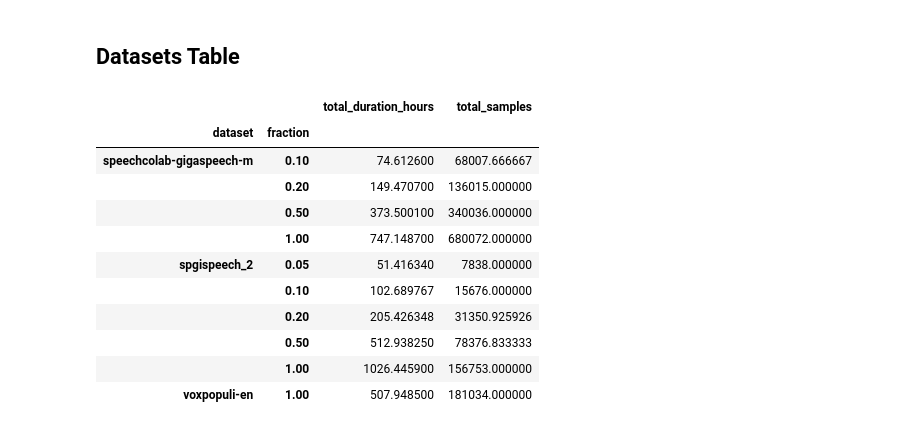
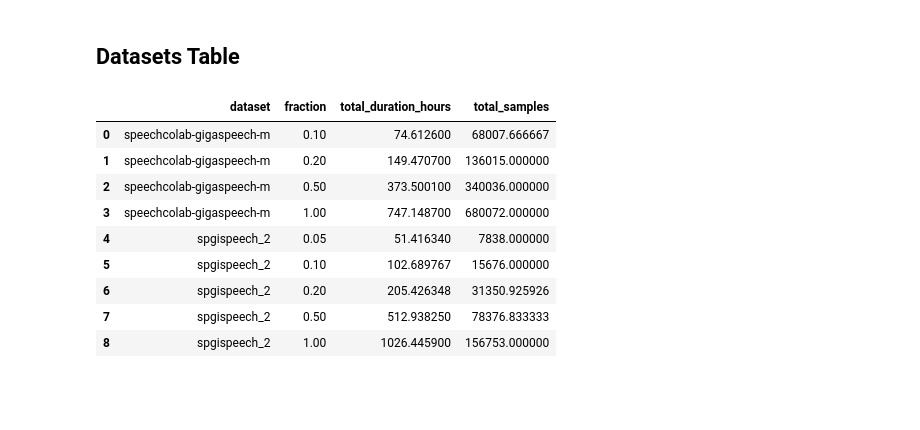
Before and after one commit to ehsantaati/asr-scaling-depth-data, a Jupyter notebook: notebooks/data.ipynb, the cells around one changed output. Saved outputs shown, nothing was run; the diff lists cells and outputs as text; code cells hidden in the pictures; blank space fills up the shorter version.

```diff
--- a/notebooks/data.ipynb
+++ b/notebooks/data.ipynb
@@ -603,26 +603,25 @@ def process_dataset_metadata(filtered_paths):
 # %%
 results_dir = "../outputs/"
 all_data_paths = list(Path(results_dir).rglob("dataset_metadata.json"))
 
 all_data_info = process_dataset_metadata(all_data_paths)
 all_data_info_df = pd.DataFrame(all_data_info)
 all_data_info_df["dataset"] = all_data_info_df["dataset_name"].apply(lambda x: x.split(".")[0])
 all_data_info_df_grouped = all_data_info_df.groupby(["dataset","fraction"]).aggregate({
                                                         "total_duration_hours":"mean",
                                                         "total_samples":"mean"
-                                                                })
+                                                                }).reset_index()
+all_data_info_df_grouped = all_data_info_df_grouped[all_data_info_df_grouped["dataset"]!="voxpopuli-en"]
 all_data_info_df_grouped
 # %% [output]
-|  |  | total_duration_hours | total_samples |
-| dataset | fraction |  |  |
-| speechcolab-gigaspeech-m | 0.10 | 74.612600 | 68007.666667 |
-|  | 0.20 | 149.470700 | 136015.000000 |
-|  | 0.50 | 373.500100 | 340036.000000 |
-|  | 1.00 | 747.148700 | 680072.000000 |
-| spgispeech_2 | 0.05 | 51.416340 | 7838.000000 |
-|  | 0.10 | 102.689767 | 15676.000000 |
-|  | 0.20 | 205.426348 | 31350.925926 |
-|  | 0.50 | 512.938250 | 78376.833333 |
-|  | 1.00 | 1026.445900 | 156753.000000 |
-| voxpopuli-en | 1.00 | 507.948500 | 181034.000000 |
+|  | dataset | fraction | total_duration_hours | total_samples |
+| 0 | speechcolab-gigaspeech-m | 0.10 | 74.612600 | 68007.666667 |
+| 1 | speechcolab-gigaspeech-m | 0.20 | 149.470700 | 136015.000000 |
+| 2 | speechcolab-gigaspeech-m | 0.50 | 373.500100 | 340036.000000 |
+| 3 | speechcolab-gigaspeech-m | 1.00 | 747.148700 | 680072.000000 |
+| 4 | spgispeech_2 | 0.05 | 51.416340 | 7838.000000 |
+| 5 | spgispeech_2 | 0.10 | 102.689767 | 15676.000000 |
+| 6 | spgispeech_2 | 0.20 | 205.426348 | 31350.925926 |
+| 7 | spgispeech_2 | 0.50 | 512.938250 | 78376.833333 |
+| 8 | spgispeech_2 | 1.00 | 1026.445900 | 156753.000000 |
 # %%
```
Also changed, not shown: parts of 3 cells of this notebook.
